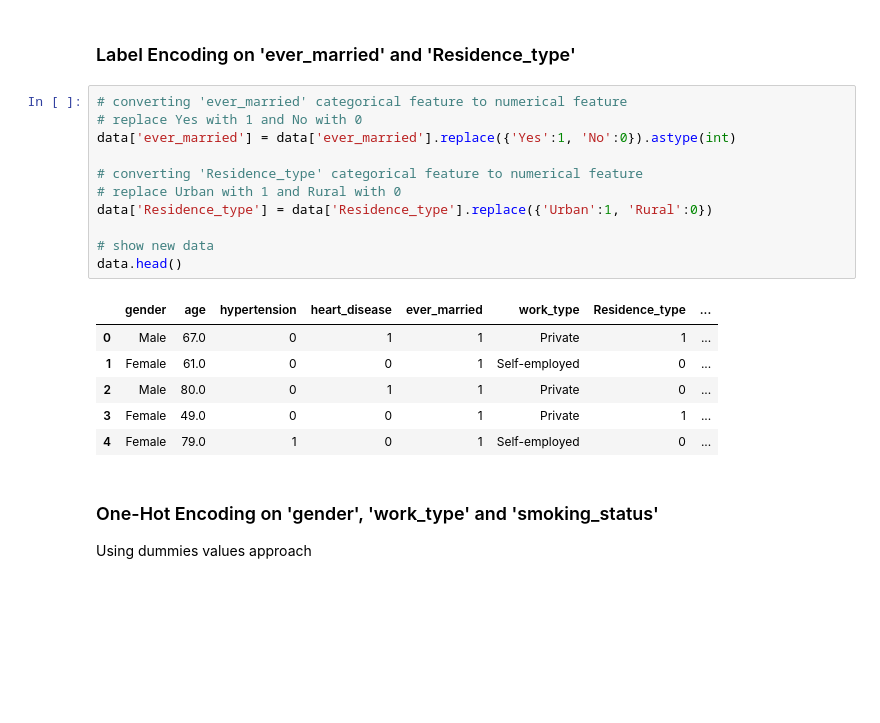
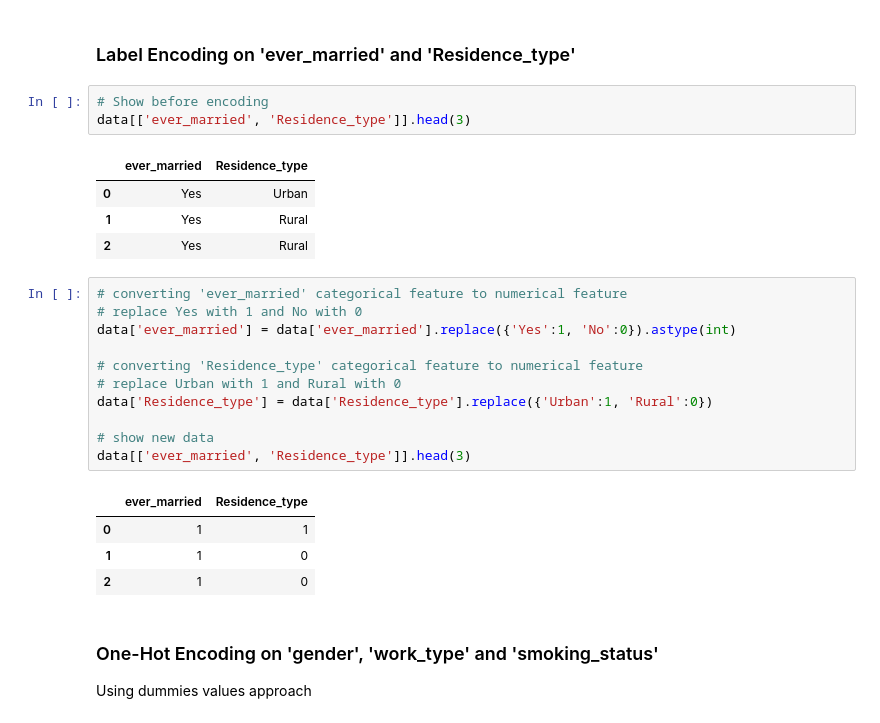
Before and after one commit to Purefekt/Predicting-Stroke-using-Various-Classification-Methods, a Jupyter notebook: [2]data_cleaning.ipynb, the cells around one changed output. Saved outputs shown, nothing was run; the diff lists cells and outputs as text; blank space fills up the shorter version.

```diff
--- a/[2]data_cleaning.ipynb
+++ b/[2]data_cleaning.ipynb
@@ -190,24 +182,30 @@ We can use 2 types of encoding to do that:
 **(In thesis, can write about these)**
 # %% [markdown]
 ### Label Encoding on 'ever_married' and 'Residence_type'
+# %%
+# Show before encoding
+data[['ever_married', 'Residence_type']].head(3)
+# %% [output]
+|  | ever_married | Residence_type |
+| 0 | Yes | Urban |
+| 1 | Yes | Rural |
+| 2 | Yes | Rural |
 # %%
 # converting 'ever_married' categorical feature to numerical feature
 # replace Yes with 1 and No with 0
 data['ever_married'] = data['ever_married'].replace({'Yes':1, 'No':0}).astype(int)
 
 # converting 'Residence_type' categorical feature to numerical feature
 # replace Urban with 1 and Rural with 0
 data['Residence_type'] = data['Residence_type'].replace({'Urban':1, 'Rural':0})
 
 # show new data
-data.head()
+data[['ever_married', 'Residence_type']].head(3)
 # %% [output]
-|  | gender | age | hypertension | heart_disease | ever_married | work_type | Residence_type | ... |
-| 0 | Male | 67.0 | 0 | 1 | 1 | Private | 1 | ... |
-| 1 | Female | 61.0 | 0 | 0 | 1 | Self-employed | 0 | ... |
-| 2 | Male | 80.0 | 0 | 1 | 1 | Private | 0 | ... |
-| 3 | Female | 49.0 | 0 | 0 | 1 | Private | 1 | ... |
-| 4 | Female | 79.0 | 1 | 0 | 1 | Self-employed | 0 | ... |
+|  | ever_married | Residence_type |
+| 0 | 1 | 1 |
+| 1 | 1 | 0 |
+| 2 | 1 | 0 |
 # %% [markdown]
 ### One-Hot Encoding on 'gender', 'work_type' and 'smoking_status'
 Using dummies values approach
```
Also changed, not shown: parts of 18 cells of this notebook, 5 other files.
